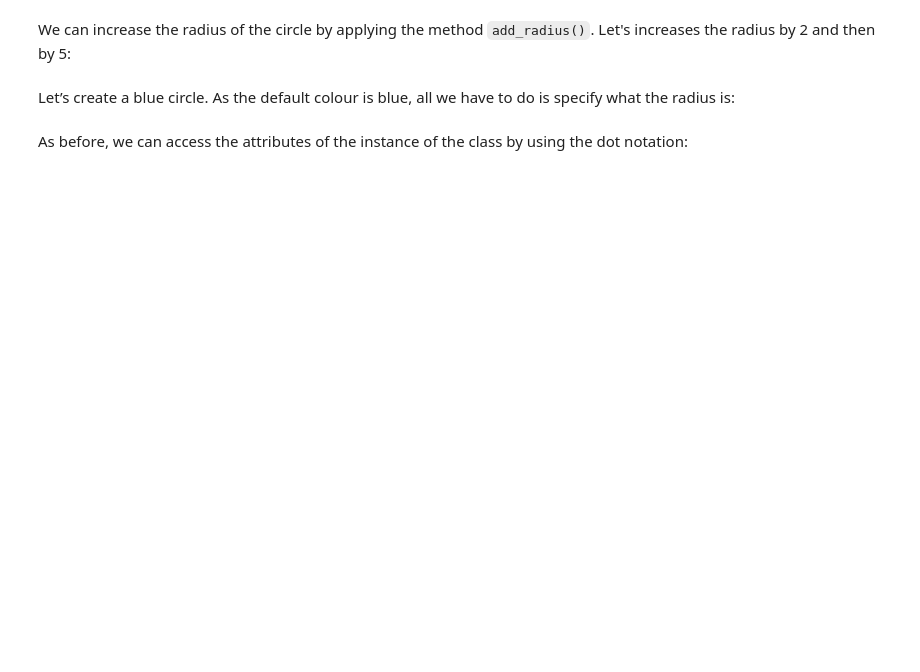
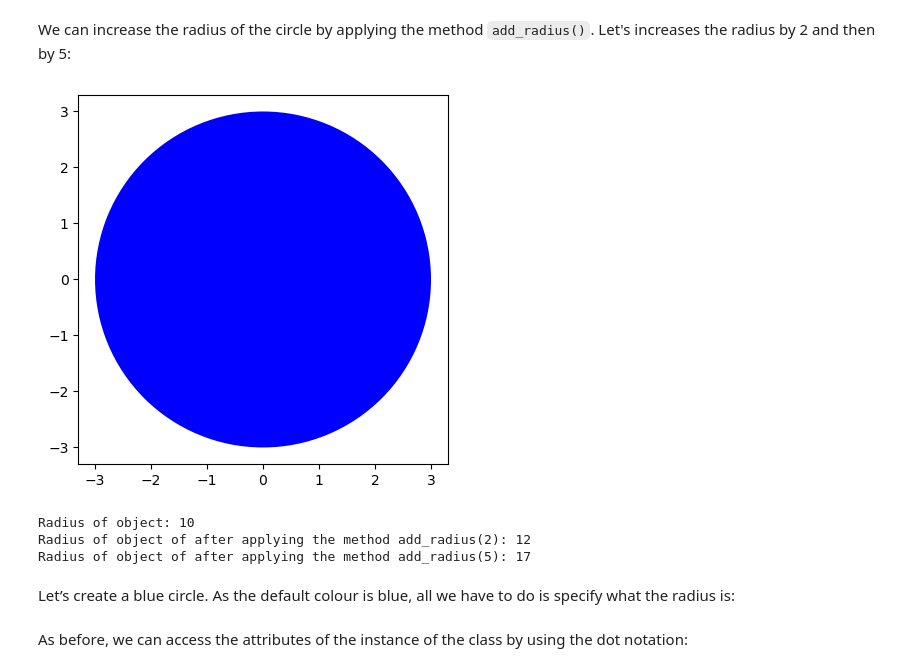
Before and after one commit to sakwensivie/Data_Science_Training, a Jupyter notebook: 01-Introduction-to-Python/PY0101EN-3-4-Classes.ipynb, the cells around one changed output. Saved outputs shown, nothing was run; the diff lists cells and outputs as text; code cells hidden in the pictures; blank space fills up the shorter version.

```diff
--- a/01-Introduction-to-Python/PY0101EN-3-4-Classes.ipynb
+++ b/01-Introduction-to-Python/PY0101EN-3-4-Classes.ipynb
@@ -83,25 +113,51 @@ The next step is a special method called a constructor <code>\__init\_\_</code>,
 # %% [markdown]
 The actual object is shown below. We include the method <code>drawCircle</code> to display the image of a circle. We set the default radius to 3 and the default colour to blue:
 # %%
+import matplotlib.pyplot as plt
+%matplotlib inline
+
+from math import pi
+
+
 # Create a class Circle
 
 class Circle(object):
+    '''Class to draw a circle
+    '''
 
     # Constructor
     def __init__(self, radius=3, color='blue'):
+        '''constructor
+        '''
         self.radius = radius
         self.color = color
 
     # Method
     def add_radius(self, r):
+        '''add radius
+        '''
         self.radius = self.radius + r
         return(self.radius)
 
     # Method
     def drawCircle(self):
+        '''Draw the circle
+        '''
         plt.gca().add_patch(plt.Circle((0, 0), radius=self.radius, fc=self.color))
         plt.axis('scaled')
         plt.show()
+
+    def areaCircle(self):
+        '''Returns the area of the circle
+        '''
+        self.area = pi * self.radius**2
+        return self.area
+
+    def circumferenceCircle(self):
+        '''Returns the circumference of the circle
+        '''
+        self.circumference = 2 * pi * self.radius
+        return self.circumference
 # %% [markdown]
 <hr>
 # %% [markdown]
@@ -111,6 +167,7 @@ Let’s create the object <code>RedCircle</code> of type Circle to do the follow
 # %%
 # Create an object RedCircle
 
+defaultCircle = Circle()
 RedCircle = Circle(10, 'red')
 # %% [markdown]
 We can use the <code>dir</code> command to get a list of the object's methods. Many of them are default Python methods.
@@ -144,5 +217,9 @@ RedCircle.drawCircle()
 # %% [markdown]
 We can increase the radius of the circle by applying the method <code>add_radius()</code>. Let's increases the radius by 2 and then by 5:
+# %%
+defaultCircle.drawCircle()
+# %% [output]
+[figure, added]
 # %%
 # Use method to change the object attribute radius
 
@@ -151,6 +228,10 @@ RedCircle.add_radius(2)
 print('Radius of object of after applying the method add_radius(2):',RedCircle.radius)
 RedCircle.add_radius(5)
 print('Radius of object of after applying the method add_radius(5):',RedCircle.radius)
+# %% [output]
+Radius of object: 10
+Radius of object of after applying the method add_radius(2): 12
+Radius of object of after applying the method add_radius(5): 17
 # %% [markdown]
 Let’s create a blue circle. As the default colour is blue, all we have to do is specify what the radius is:
 # %%
```
Also changed, not shown: parts of 23 cells of this notebook, 18 other files.
